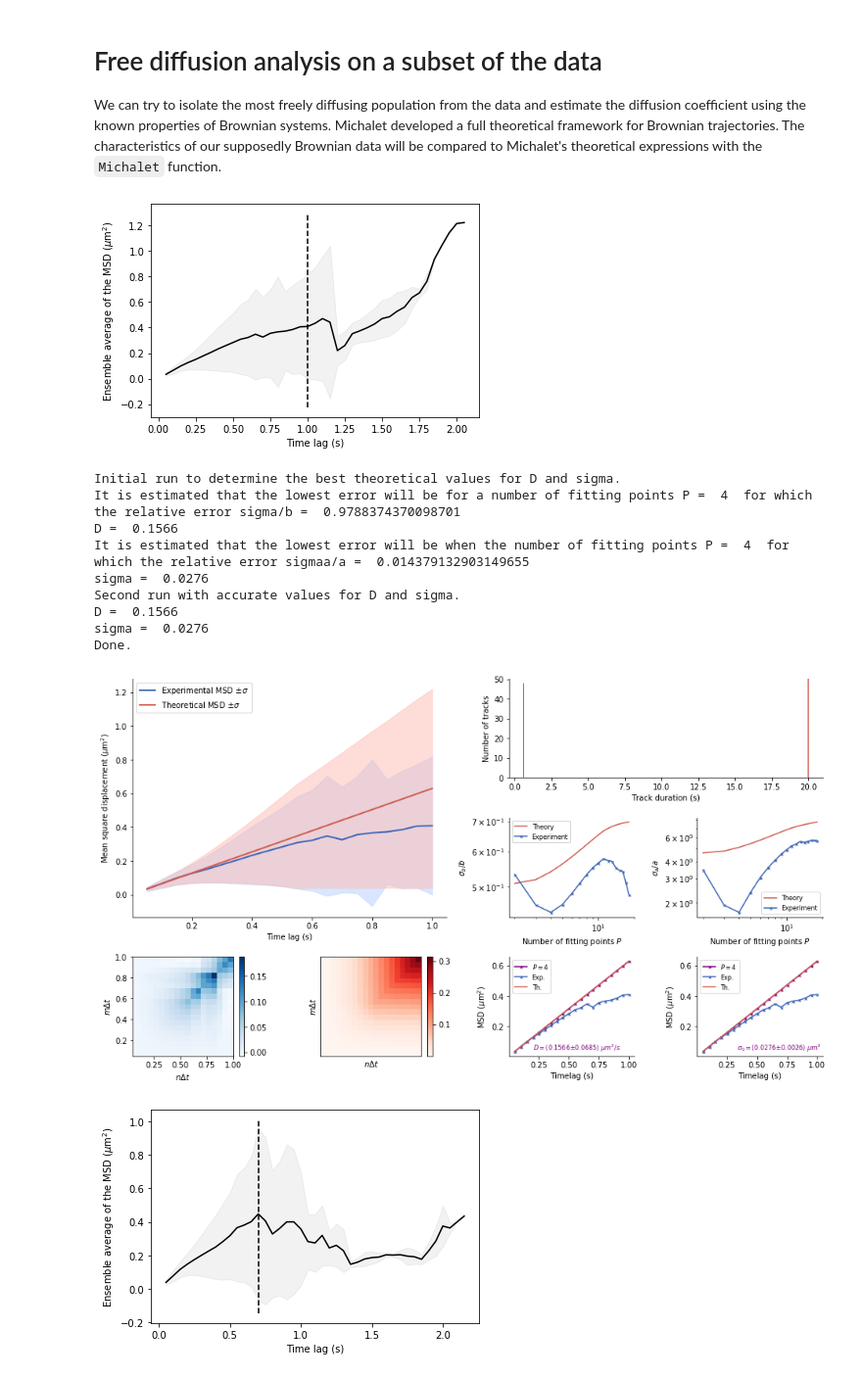
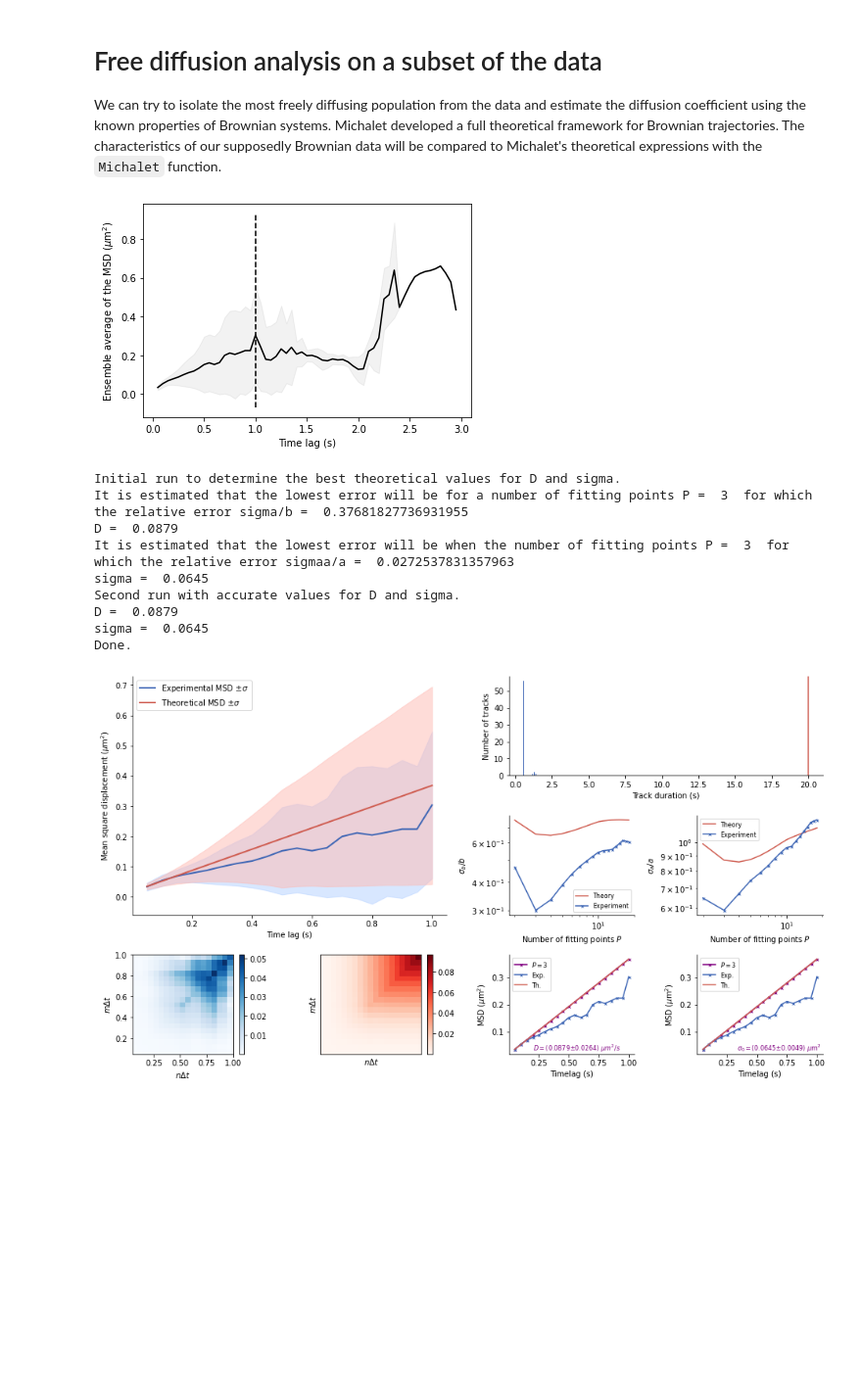
Before and after one commit to remy13127/Internship, a Jupyter notebook: DataFrame.ipynb, the cells around one changed output. Shown at 98% size. Drawn from its saved outputs; the diff is of its cells as text; code cells hidden in the pictures; blank space fills up the shorter version.

```diff
--- a/DataFrame.ipynb
+++ b/DataFrame.ipynb
@@ -83,0 +110,11 @@ plt.show()
+# %%
+N = 5000
+samp1 = df1.sample(N)
+samp2 = df2.sample(N)
+
+samp1['D'].hist(bins=100,density=True, histtype='step',cumulative=True, label='LP184')
+samp2['D'].hist(bins=100,density=True,cumulative=True,histtype='step',label='LP184 VBS199 SUP')
+plt.legend(loc='upper left')
+plt.show()
+
+stat,pvalue = kolmogorov_smirnov(list(samp1['D'].values),list(samp2['D'].values),plot=True,nloop=1000)
@@ -83,0 +168,15 @@ plt.show()
+# %%
+number_of_clusters = 5
+km = sklearn.cluster.KMeans(n_clusters=number_of_clusters)
+
+cdata1 = samp1.loc[(samp1['N']>10)]
+mat1 = cdata1[['alpha','D','c']].values
+km.fit(mat1)
+labels = km.labels_
+cdata1['Label']=labels
+
+cdata2 = samp2.loc[(samp2['N']>10)]
+mat2 = cdata2[['alpha','D','c']].values
+km.fit(mat2)
+labels = km.labels_
+cdata2['Label']=labels
@@ -86,29 +213,29 @@ plt.show()
 
 We can try to isolate the most freely diffusing population from the data and estimate the diffusion coefficient using the known properties of Brownian systems. Michalet developed a full theoretical framework for Brownian trajectories. The characteristics of our supposedly Brownian data will be compared to Michalet's theoretical expressions with the `Michalet` function.
 # %%
-#Filter on alpha
-dfilt1 = df1[(df1['alpha']<1.1) & (df1['alpha']>0.9)]
-dfilt2 = df2[(df2['alpha']<1.1) & (df2['alpha']>0.9)]
+#Filter on alpha or select the cluster you're interested in
+dfilt1 = cdata1[(cdata1['Label'].isin([1]))]
+dfilt2 = cdata2[(cdata2['Label'].isin([1]))]
+#dfilt2 = df2[(df2['alpha']<1.1) & (df2['alpha']>0.9)]
 
 #Select the Dataset and extract MSDs
 MSDSeries1 = dfilt1['MSD'].values
-cutoff1 = 1
-Michalet(MSDSeries,dt=dt,cutoff=cutoff1)
+cutoff1 = 1.
+Michalet(MSDSeries1,dt=dt,cutoff=cutoff1)
 #mmsd,mvar,timelag = mean_msd(MSDSeries,cutoff=cutoff,show_cutoff=True)
 
-MSDSeries2 = dfilt2['MSD'].values
-cutoff2 = 0.7
-Michalet(MSDSeries2,dt=dt,cutoff=cutoff2)
+#MSDSeries2 = dfilt2['MSD'].values
+#cutoff2 = 0.7
+#Michalet(MSDSeries2,dt=dt,cutoff=cutoff2)
 # %% [output]
-[figure, old version]
+[figure, new version]
 Initial run to determine the best theoretical values for D and sigma.
-It is estimated that the lowest error will be for a number of fitting points P =  4  for which the relative error sigma/b =  0.9788374370098701
-D =  0.1566
-It is estimated that the lowest error will be when the number of fitting points P =  4  for which the relative error sigmaa/a =  0.014379132903149655
-sigma =  0.0276
+It is estimated that the lowest error will be for a number of fitting points P =  3  for which the relative error sigma/b =  0.37681827736931955
+D =  0.0879
+It is estimated that the lowest error will be when the number of fitting points P =  3  for which the relative error sigmaa/a =  0.0272537831357963
+sigma =  0.0645
 Second run with accurate values for D and sigma.
-D =  0.1566
-sigma =  0.0276
+D =  0.0879
+sigma =  0.0645
 Done.
-[figure, old version]
+[figure, new version]
-[figure, removed]
```
Also changed, not shown: parts of 12 cells of this notebook.
